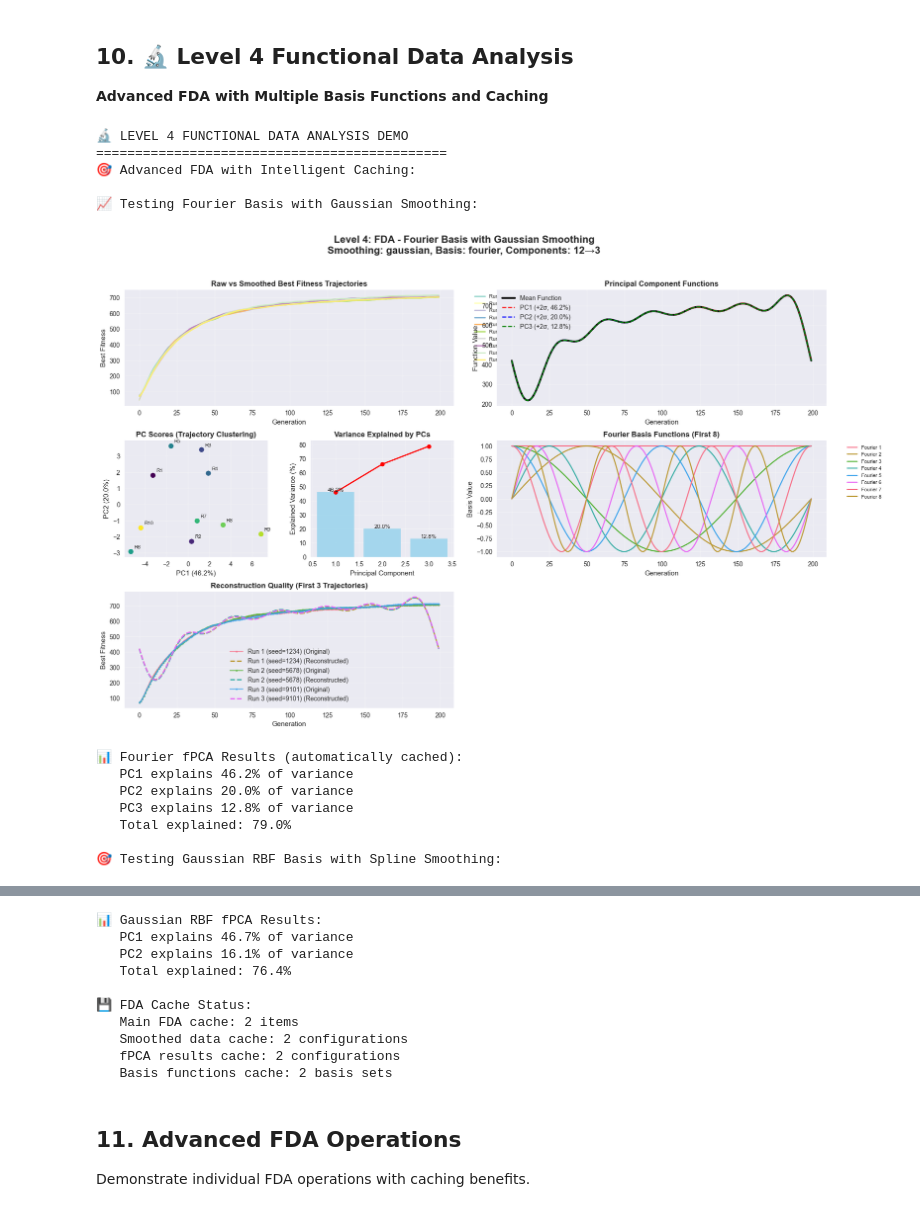
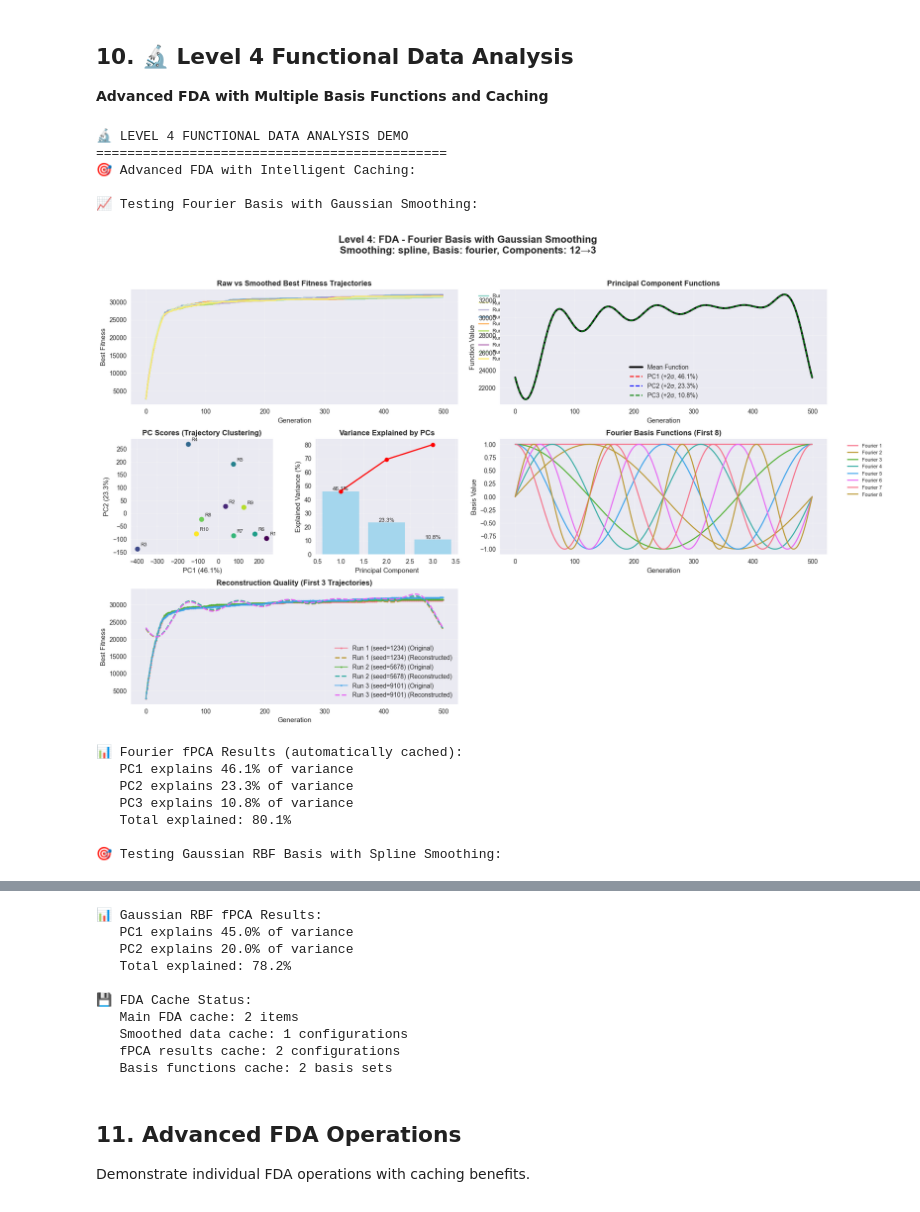
Before and after one commit to LeonardoDiCaterina/MalthusJAX_old, a Jupyter notebook: examples/Demo_Level4_Visualization.ipynb, the cells around one changed output, grey strips where cells are left out. Drawn from its saved outputs; the diff is of its cells as text; code cells hidden in the pictures.

```diff
--- a/examples/Demo_Level4_Visualization.ipynb
+++ b/examples/Demo_Level4_Visualization.ipynb
@@ -84,20 +88,34 @@ Create sample evolution runs to demonstrate Level 4 visualization capabilities.
 # %%
 # Configure genetic algorithm
 engine_params = GeneticEngineParams(
-    pop_size=100,
+    pop_size=500,
     elitism=3,
-    num_generations=200,
+    num_generations=500,
+)
+
+KnapsackFitnessEvaluator_instance = KnapsackFitnessEvaluator(
+    weights=jar.uniform(jar.PRNGKey(0), (1000,), minval=1, maxval=10),
+    values=jar.uniform(jar.PRNGKey(1), (1000,), minval=10, maxval=100),
+    weight_limit=2500
 )
 
 # Create genetic algorithm engine
 engine = GeneticEngine(
     genome_representation=BinaryGenome(array_shape=(1000,), p=0.01),
-    fitness_evaluator=BinarySumFitnessEvaluator(),
-    selection_operator=TournamentSelection(number_of_choices=97, tournament_size=3),
-    crossover_operator=UniformCrossover(crossover_rate=0.8, n_outputs=1),
+    fitness_evaluator=KnapsackFitnessEvaluator_instance, #BinarySumFitnessEvaluator(),
+    selection_operator=TournamentSelection(number_of_choices=497, tournament_size=3),
+    crossover_operator=BinaryUniformCrossover(crossover_rate=0.8, n_outputs=1),
     mutation_operator=BitFlipMutation(mutation_rate=0.02)
 )
 
+'''engine = GeneticEngine(
+    genome_representation = RealGenome(array_shape=(1000,), min_val=-5.12, max_val=5.12, random_key=jar.PRNGKey(42)),
+    fitness_evaluator=RastriginFitnessEvaluator(),
+    selection_operator=TournamentSelection(number_of_choices=497, tournament_size=3),
+    crossover_operator=RealUniformCrossover(crossover_rate=0.8, n_outputs=1),
+    mutation_operator=BallMutation(mutation_rate=0.02)
+)
+'''
 print("🧬 Genetic Algorithm Configuration:")
 print(f"   Problem: Maximize sum of {1000} binary genes")
 print(f"   Population size: {engine_params.pop_size}")
@@ -481,8 +542,8 @@ print("🎯 Advanced FDA with Intelligent Caching:")
 print("\n📈 Testing Fourier Basis with Gaussian Smoothing:")
 fda_fig1, fpca_results1 = fda_analyzer.create_functional_analysis_dashboard(
     kpi='best_fitness',
-    smoothing_method='gaussian',
-    basis_type='fourier',
+    smoothing_method='spline', # possible: 'gaussian', 'polynomial', 'spline', 'savgol'
+    basis_type='fourier', # possible: 'fourier', 'bspline', 'gaussian'
     n_basis=12,
     n_components=3,
     title="Level 4: FDA - Fourier Basis with Gaussian Smoothing"
@@ -494,40 +555,40 @@ print(f"   PC1 explains {fpca_results1['explained_variance_ratio'][0]*100:.1f}%
 print(f"   PC2 explains {fpca_results1['explained_variance_ratio'][1]*100:.1f}% of variance")
 print(f"   PC3 explains {fpca_results1['explained_variance_ratio'][2]*100:.1f}% of variance")
 print(f"   Total explained: {sum(fpca_results1['explained_variance_ratio'])*100:.1f}%")
 
 print("\n🎯 Testing Gaussian RBF Basis with Spline Smoothing:")
 fda_fig2, fpca_results2 = fda_analyzer.create_functional_analysis_dashboard(
     kpi='best_fitness',
-    smoothing_method='spline',
-    basis_type='gaussian',
+    smoothing_method='spline', # possible: 'gaussian', 'polynomial', 'spline', 'savgol'
+    basis_type='gaussian', # possible: 'fourier', 'bspline', 'gaussian'
     n_basis=10,
     n_components=3,
     title="Level 4: FDA - Gaussian RBF Basis with Spline Smoothing"
 )
 plt.show()
 
 print(f"📊 Gaussian RBF fPCA Results:")
 print(f"   PC1 explains {fpca_results2['explained_variance_ratio'][0]*100:.1f}% of variance")
 print(f"   PC2 explains {fpca_results2['explained_variance_ratio'][1]*100:.1f}% of variance")
 print(f"   Total explained: {sum(fpca_results2['explained_variance_ratio'])*100:.1f}%")
 
 # Demonstrate caching efficiency
 print(f"\n💾 FDA Cache Status:")
 print(f"   Main FDA cache: {len(fda_analyzer._cache)} items")
 print(f"   Smoothed data cache: {len(fda_analyzer._smoothed_data_cache)} configurations")
 print(f"   fPCA results cache: {len(fda_analyzer._fpca_results_cache)} configurations")
 print(f"   Basis functions cache: {len(fda_analyzer._basis_cache)} basis sets")
 # %% [output]
 🔬 LEVEL 4 FUNCTIONAL DATA ANALYSIS DEMO
 =============================================
 🎯 Advanced FDA with Intelligent Caching:
 
 📈 Testing Fourier Basis with Gaussian Smoothing:
-[figure, old version]
+[figure, new version]
 📊 Fourier fPCA Results (automatically cached):
-   PC1 explains 46.2% of variance
-   PC2 explains 20.0% of variance
-   PC3 explains 12.8% of variance
-   Total explained: 79.0%
+   PC1 explains 46.1% of variance
+   PC2 explains 23.3% of variance
+   PC3 explains 10.8% of variance
+   Total explained: 80.1%
 
 🎯 Testing Gaussian RBF Basis with Spline Smoothing:
@@ -535,11 +596,11 @@ print(f"   Basis functions cache: {len(fda_analyzer._basis_cache)} basis sets")
 📊 Gaussian RBF fPCA Results:
-   PC1 explains 46.7% of variance
-   PC2 explains 16.1% of variance
-   Total explained: 76.4%
+   PC1 explains 45.0% of variance
+   PC2 explains 20.0% of variance
+   Total explained: 78.2%
 
 💾 FDA Cache Status:
    Main FDA cache: 2 items
-   Smoothed data cache: 2 configurations
+   Smoothed data cache: 1 configurations
    fPCA results cache: 2 configurations
    Basis functions cache: 2 basis sets
 # %% [markdown]
```
Also changed, not shown: parts of 12 cells of this notebook, 6 other files.
